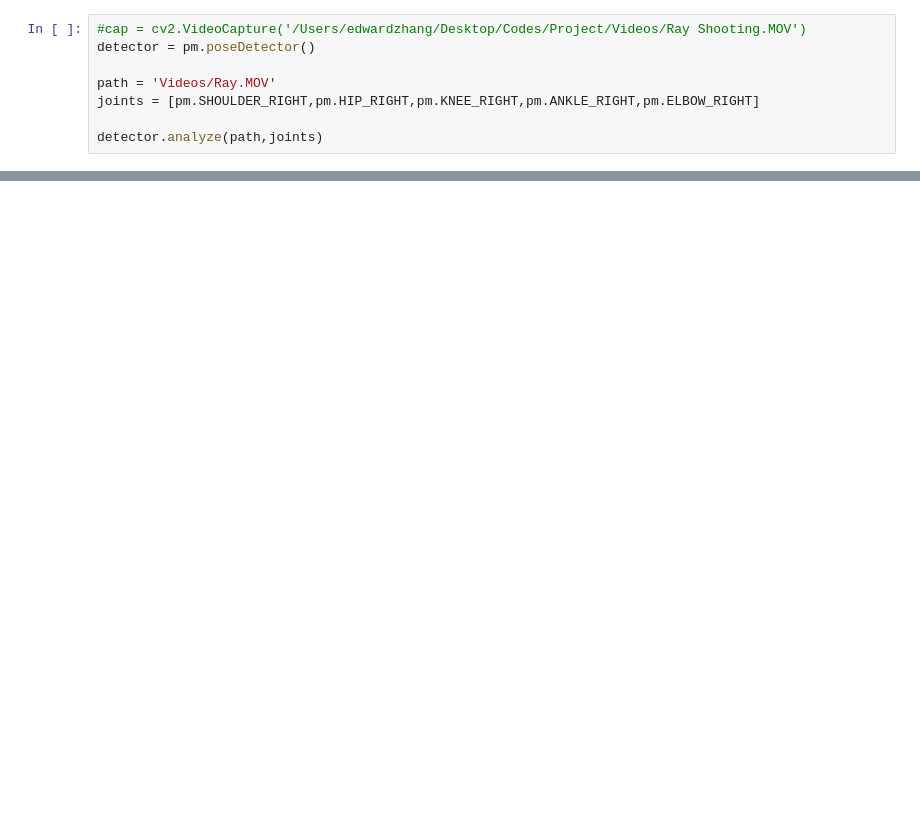
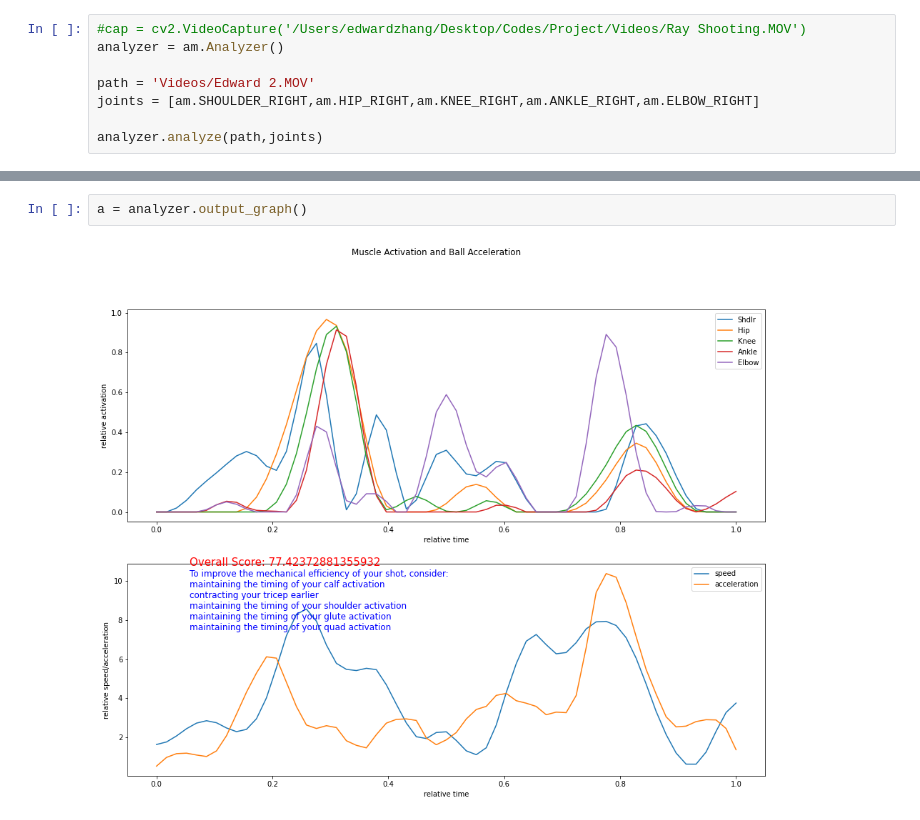
Before and after one commit to Ed-Zh/Basketball-Analytics, a Jupyter notebook: Project Playground.ipynb, the cells around one changed output, grey strips where cells are left out. Cells and saved outputs as stored; diff of their text form; blank space fills up the shorter version.

```diff
--- a/Project Playground.ipynb
+++ b/Project Playground.ipynb
@@ -9,9 +9,9 @@ import pandas as pd
 from scipy.signal import savgol_filter
 # %%
 #cap = cv2.VideoCapture('/Users/edwardzhang/Desktop/Codes/Project/Videos/Ray Shooting.MOV')
-detector = pm.poseDetector()
+analyzer = am.Analyzer()
 
-path = 'Videos/Ray.MOV'
-joints = [pm.SHOULDER_RIGHT,pm.HIP_RIGHT,pm.KNEE_RIGHT,pm.ANKLE_RIGHT,pm.ELBOW_RIGHT]
+path = 'Videos/Edward 2.MOV'
+joints = [am.SHOULDER_RIGHT,am.HIP_RIGHT,am.KNEE_RIGHT,am.ANKLE_RIGHT,am.ELBOW_RIGHT]
 
-detector.analyze(path,joints)
+analyzer.analyze(path,joints)
@@ -39,0 +29,4 @@ plt.plot(alpha.Knee)
+# %%
+a = analyzer.output_graph()
+# %% [output]
+[figure, added]
```
Also changed, not shown: parts of 8 cells of this notebook, 4 other files.
